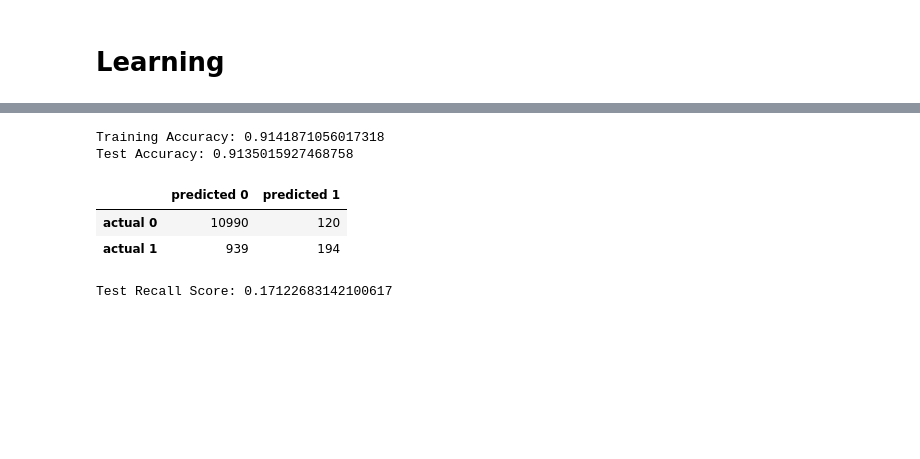
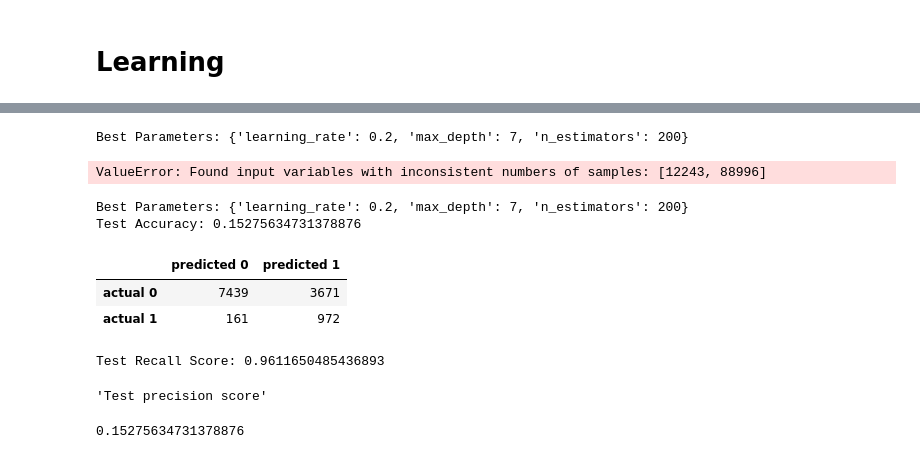
Before and after one commit to dansil2301/MarketBot, a Jupyter notebook: DataAnalyze/AI_traning.ipynb, the cells around one changed output, grey strips where cells are left out. Saved outputs shown, nothing was run; the diff lists cells and outputs as text; code cells hidden in the pictures; blank space fills up the shorter version.

```diff
--- a/DataAnalyze/AI_traning.ipynb
+++ b/DataAnalyze/AI_traning.ipynb
@@ -267,19 +253,58 @@ test_score = gbm.score(X_test_scaled, y_test)
 
 print("Training Accuracy:", train_score)
 print("Test Accuracy:", test_score)
-
-# Calculate recall score on the test data
-y_pred_test = gbm.predict(X_test_scaled)
-recall = recall_score(y_test, y_pred_test)
-
-conf_matrix_baseline = pd.DataFrame(confusion_matrix(y_test, y_pred_test), index = ['actual 0', 'actual 1'], columns = ['predicted 0', 'predicted 1'])
-
-display(conf_matrix_baseline)
-print("Test Recall Score:", recall)
-# %% [output]
-Training Accuracy: 0.9141871056017318
-Test Accuracy: 0.9135015927468758
-|  | predicted 0 | predicted 1 |
-| actual 0 | 10990 | 120 |
-| actual 1 | 939 | 194 |
-Test Recall Score: 0.17122683142100617
+# %%
+from sklearn.metrics import make_scorer
+from sklearn.model_selection import GridSearchCV
+from sklearn.ensemble import GradientBoostingClassifier
+
+# Define the parameter grid
+param_grid = {
+    'n_estimators': [50, 100, 200],
+    'learning_rate': [0.01, 0.1, 0.2],
+    'max_depth': [3, 5, 7]
+}
+
+# Instantiate the GBM classifier
+gbm = GradientBoostingClassifier()
+
+scorer = make_scorer(precision_score)
+
+# Instantiate GridSearchCV with precision as the scoring metric
+grid_search = GridSearchCV(gbm, param_grid, cv=5, scoring=scorer, n_jobs=-1)
+
+# Perform Grid Search
+grid_search.fit(X_train_scaled, y_train)
+
+# Get the best parameters
+best_params = grid_search.best_params_
+print("Best Parameters:", best_params)
+
+# Evaluate on test set
+test_score = grid_search.score(X_train_scaled, y_test)
+print("Test Accuracy:", test_score)
+# %% [output]
+Best Parameters: {'learning_rate': 0.2, 'max_depth': 7, 'n_estimators': 200}
+ValueError: Found input variables with inconsistent numbers of samples: [12243, 88996]
+# %%
+best_params = grid_search.best_params_
+print("Best Parameters:", best_params)
+
+# Evaluate on test set
+test_score = grid_search.score(X_test_scaled, y_test)
+print("Test Accuracy:", test_score)
+
+y_pred_test = grid_search.predict(X_test_scaled)
+
+display(conf_matrix_baseline)
+print("Test Recall Score:", recall_score(y_test, y_pred_test))
+display('Test precision score', precision_score(y_test, y_pred_test))
+# %% [output]
+Best Parameters: {'learning_rate': 0.2, 'max_depth': 7, 'n_estimators': 200}
+Test Accuracy: 0.15275634731378876
+|  | predicted 0 | predicted 1 |
+| actual 0 | 7439 | 3671 |
+| actual 1 | 161 | 972 |
+Test Recall Score: 0.9611650485436893
+'Test precision score'
+0.15275634731378876
```
Also changed, not shown: parts of 13 cells of this notebook, 4 other files.
